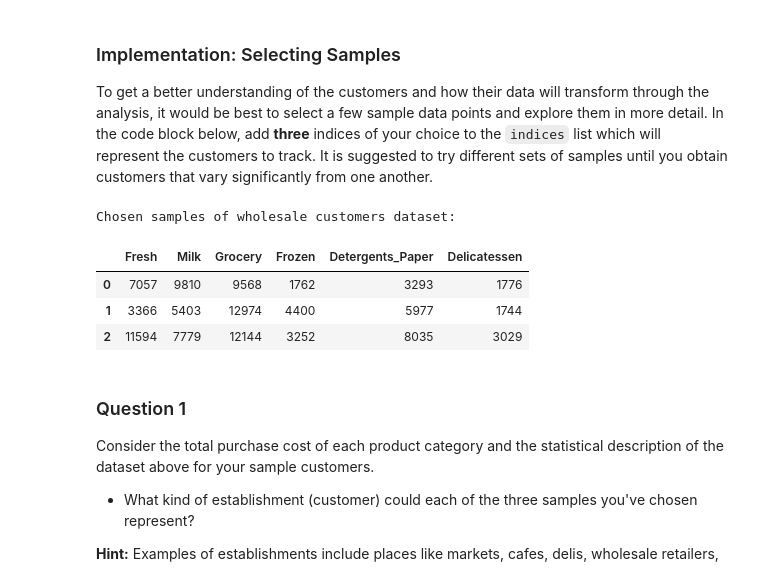
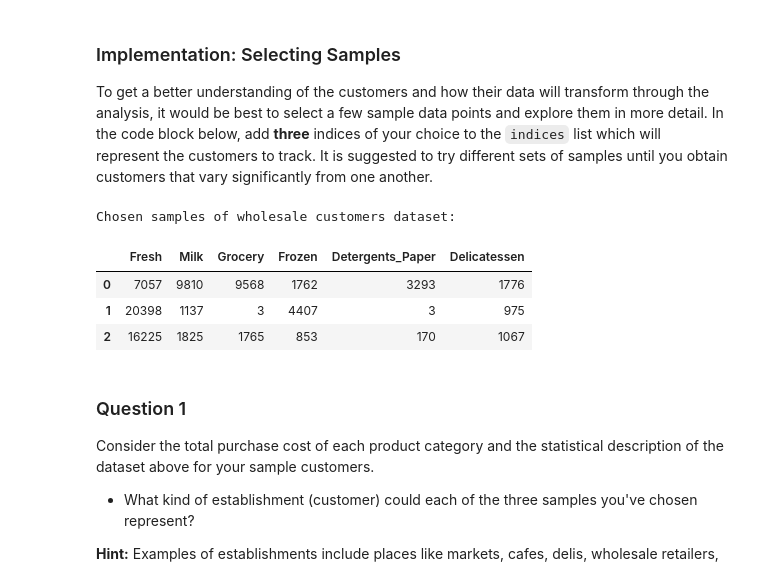
Before and after one commit to manolomaldonado/machine-learning, a Jupyter notebook: projects/customer_segments/customer_segments.ipynb, the cells around one changed output. Cells and saved outputs as stored; diff of their text form; code cells hidden in the pictures.

```diff
--- a/projects/customer_segments/customer_segments.ipynb
+++ b/projects/customer_segments/customer_segments.ipynb
@@ -60,18 +60,18 @@ display(data.describe())
 To get a better understanding of the customers and how their data will transform through the analysis, it would be best to select a few sample data points and explore them in more detail. In the code block below, add **three** indices of your choice to the `indices` list which will represent the customers to track. It is suggested to try different sets of samples until you obtain customers that vary significantly from one another.
 # %%
 # TODO: Select three indices of your choice you wish to sample from the dataset
-indices = [1,10,100]
+indices = [1,75,150]
 
 # Create a DataFrame of the chosen samples
 samples = pd.DataFrame(data.loc[indices], columns = data.keys()).reset_index(drop = True)
 print("Chosen samples of wholesale customers dataset:")
 display(samples)
 # %% [output]
 Chosen samples of wholesale customers dataset:
 |  | Fresh | Milk | Grocery | Frozen | Detergents_Paper | Delicatessen |
 | 0 | 7057 | 9810 | 9568 | 1762 | 3293 | 1776 |
-| 1 | 3366 | 5403 | 12974 | 4400 | 5977 | 1744 |
-| 2 | 11594 | 7779 | 12144 | 3252 | 8035 | 3029 |
+| 1 | 20398 | 1137 | 3 | 4407 | 3 | 975 |
+| 2 | 16225 | 1825 | 1765 | 853 | 170 | 1067 |
 # %% [markdown]
 ### Question 1
 Consider the total purchase cost of each product category and the statistical description of the dataset above for your sample customers.
```
Also changed, not shown: parts of 29 cells of this notebook.
